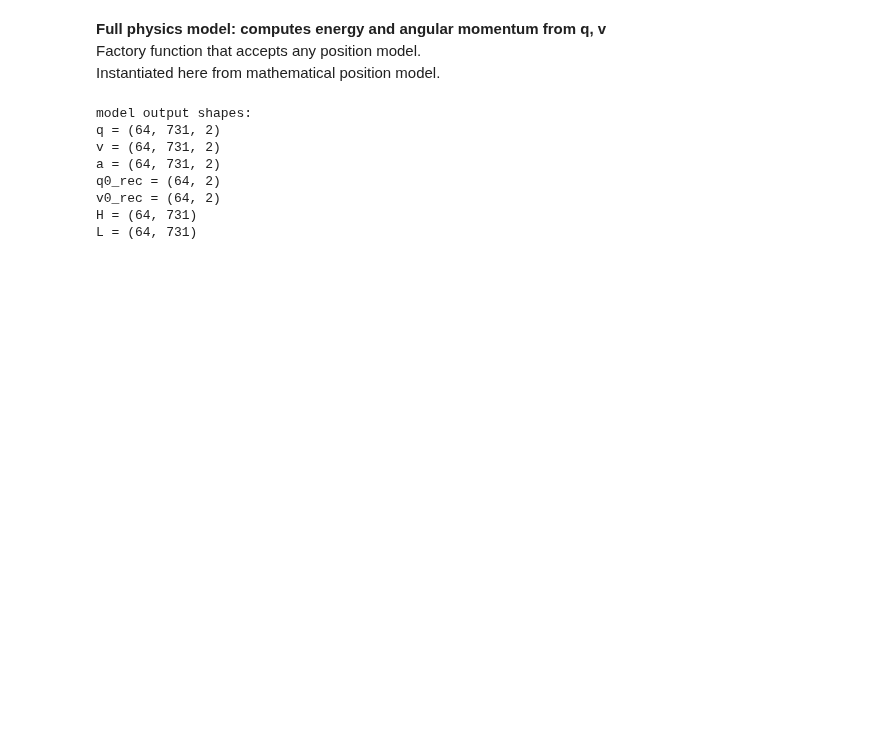
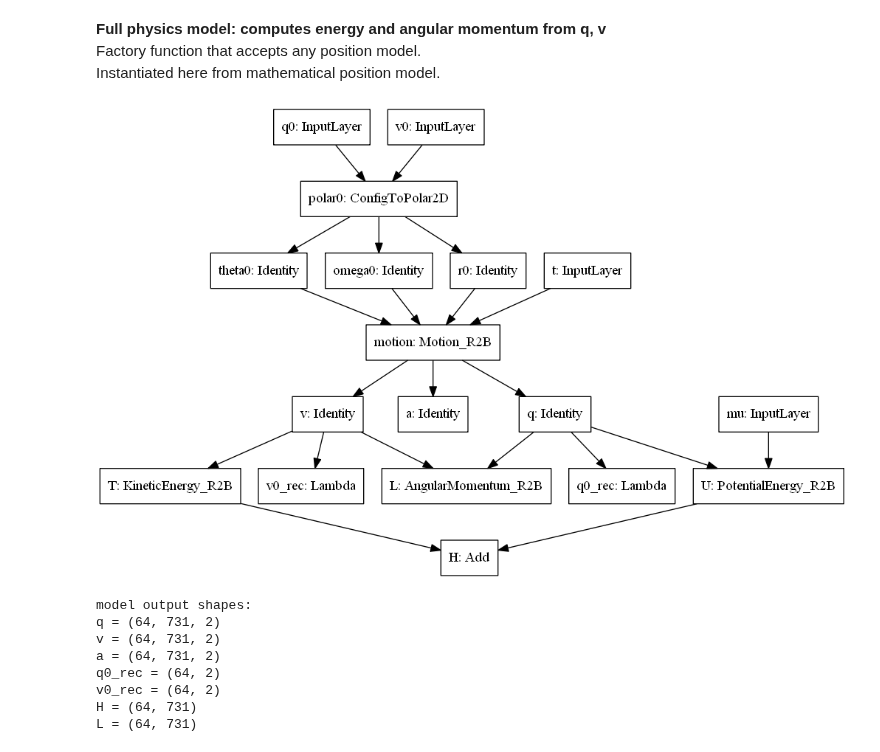
Before and after one commit to memanuel/IACS-n-body, a Jupyter notebook: src/two-body-restricted.ipynb, the cells around one changed output. Drawn from its saved outputs; the diff is of its cells as text; code cells hidden in the pictures; blank space fills up the shorter version.

Commit message:
r2bc nn model in progress

```diff
--- a/src/two-body-restricted.ipynb
+++ b/src/two-body-restricted.ipynb
@@ -260,5 +253,7 @@ model_math = make_model_r2bc_math()
 # %%
-# keras.utils.plot_model(model_math)
+keras.utils.plot_model(model_math)
+# %% [output]
+[figure, added]
 # %%
 # model_math.summary()
 # %%
```
Also changed, not shown: parts of 12 cells of this notebook, 3 other files.
